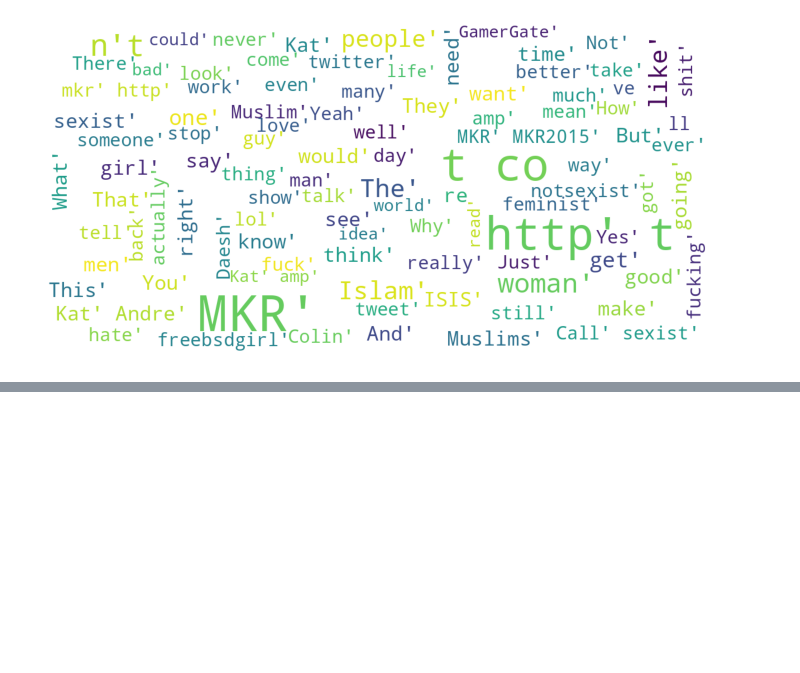
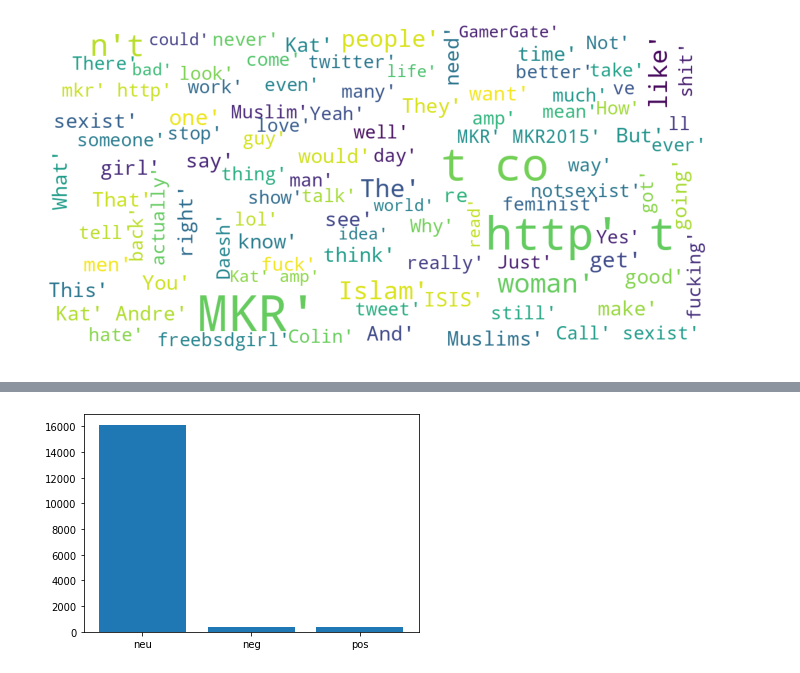
Before and after one commit to hmorales21/cyberbullying-detection-npl, a Jupyter notebook: notebooks/cyberbullying_npl_EDA.ipynb, the cells around one changed output, grey strips where cells are left out. Saved outputs shown, nothing was run; the diff lists cells and outputs as text; code cells hidden in the pictures; blank space fills up the shorter version.

```diff
--- a/notebooks/cyberbullying_npl_EDA.ipynb
+++ b/notebooks/cyberbullying_npl_EDA.ipynb
@@ -278,0 +329,4 @@ plot_wordcloud(df_cbd[~df_cbd['text'].isnull()]['text'])
+# %%
+
+plot_sentiment_barchart(df_cbd[~df_cbd['text'].isnull()]['text'], method='Vader')
+# %% [output]
@@ -278,0 +336 @@ plot_wordcloud(df_cbd[~df_cbd['text'].isnull()]['text'])
+[figure, added]
```
Also changed, not shown: parts of 6 cells of this notebook.
